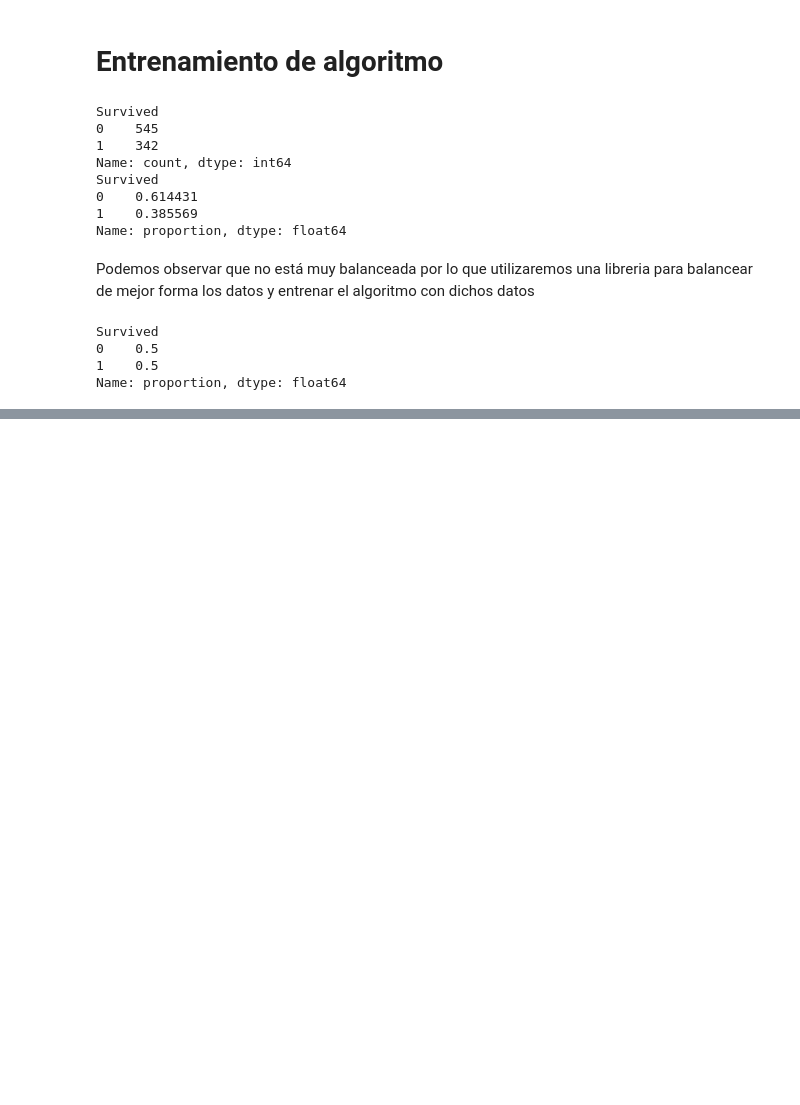
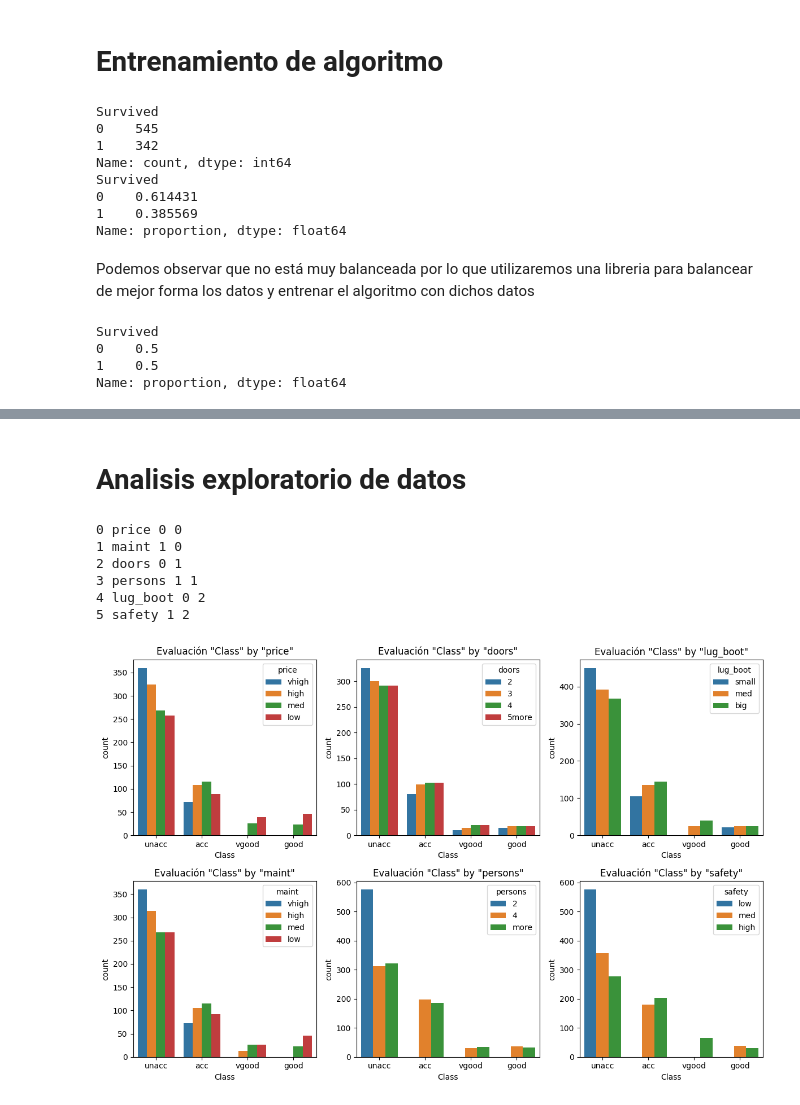
Before and after one commit to bpizarrop/bpizarrop, a Jupyter notebook: Machine learning Platzi/Arboles de decisión/Arboles de decisión.ipynb, the cells around one changed output, grey strips where cells are left out. Saved outputs shown, nothing was run; the diff lists cells and outputs as text; code cells hidden in the pictures; blank space fills up the shorter version.

```diff
--- a/Machine learning Platzi/Arboles de decisión/Arboles de decisión.ipynb
+++ b/Machine learning Platzi/Arboles de decisión/Arboles de decisión.ipynb
@@ -180,0 +331,5 @@ from sklearn.model_selection import GridSearchCV
+# %%
+# Cargaremos los datos
+df_car = pd.read_csv('https://archive.ics.uci.edu/ml/machine-learning-databases/car/car.data', header = None)
+columns_names = ['price','maint','doors','persons','lug_boot','safety','Class']
+df_car.columns = columns_names
@@ -180,0 +378,13 @@ from sklearn.model_selection import GridSearchCV
+# %%
+# Creamos funcion de conteo y frecuencia de datos (esto es opcional ya que solo se puede hacer con la variable objetivo y no sería necesario crear una función)
+def dist(df, target):
+    count = df[target].value_counts(normalize = False)
+    prop = df[target].value_counts(normalize = True)
+
+    dist = pd.DataFrame({'Freq[N]': count, 'Prop[%]': prop.round(3)})
+    return dist
+# %%
+for i in columns_names:
+    print(' '*7, i.upper()) # agregamos el nombre de la columna centrada
+    print(dist(df_car, i))# imprime la función
+    print('*'*23) #imprime un divisor
@@ -180,0 +409,23 @@ from sklearn.model_selection import GridSearchCV
+# %% [markdown]
+# Analisis exploratorio de datos
+# %%
+# Graficamos la variable Class Separada por los distintos atributos
+
+fig, axes = plt.subplots(nrows = 2, ncols = 3, figsize = (12,8))
+
+for i, variable in enumerate(columns_names[:-1]):# Impresión de todas las columnas menos la ultima que es "Class"
+    row = i % 2 #(Residuo de una división 0 si es exacta y 1 si no lo es) algoritmo para la ubicacion del grafico
+    col = i // 2 #(Nos muestra la división sin decimales) algoritmo para la ubicación del grafico
+    print(i,variable,row,col) # imprimimos solo para entender lo que está haciendo la función
+    sns.countplot(data = df_car, x = 'Class', hue = variable, ax = axes[row][col])
+    axes[row][col].set_title(f'Evaluación "Class" by "{variable}"')
+plt.tight_layout() # acomoda de mejor forma los fraficos en el espacio
+plt.show()
+# %% [output]
+0 price 0 0
+1 maint 1 0
+2 doors 0 1
+3 persons 1 1
+4 lug_boot 0 2
+5 safety 1 2
+[figure, added]
```
Also changed, not shown: parts of 94 cells of this notebook, 2 other files.
